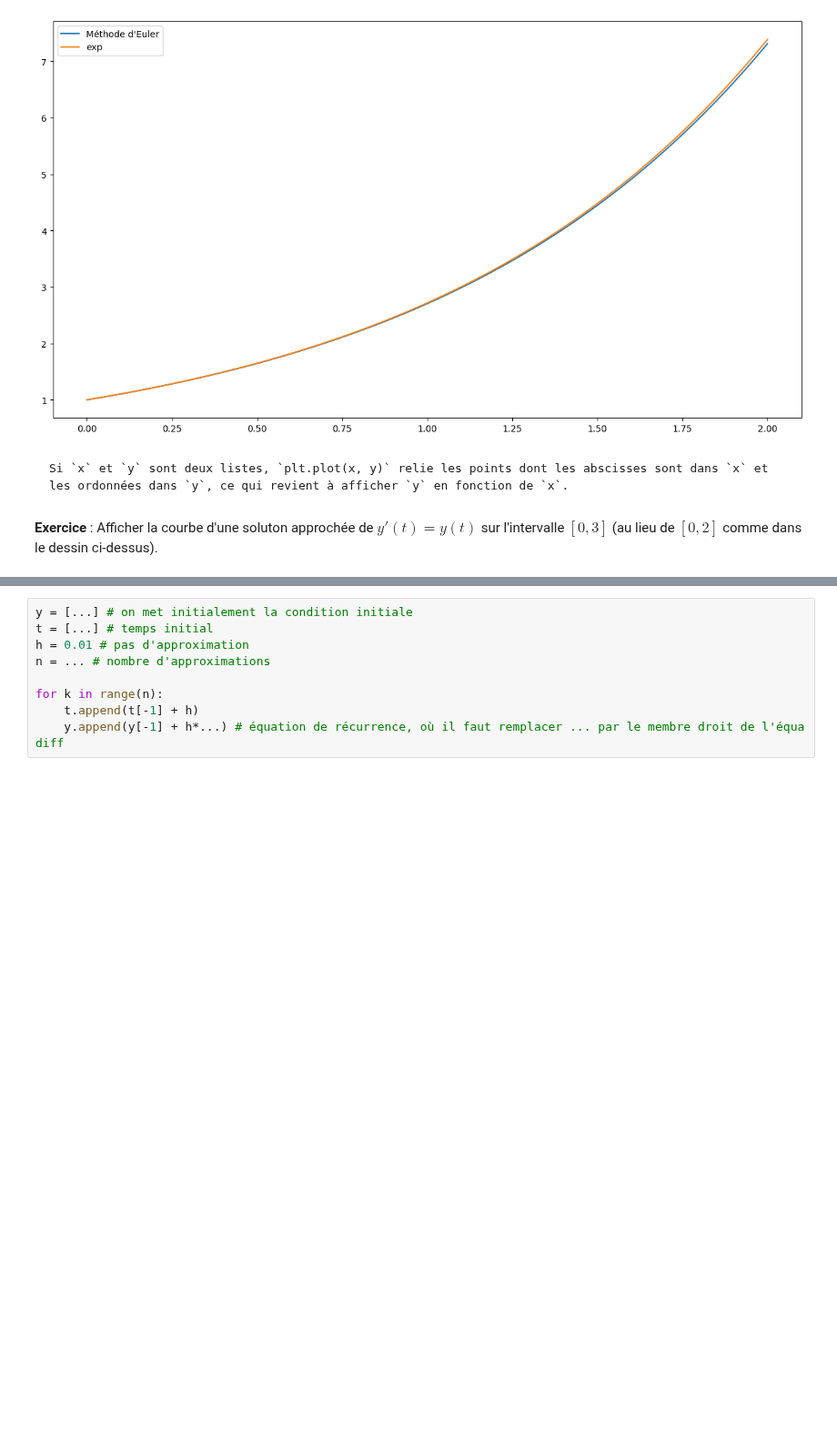
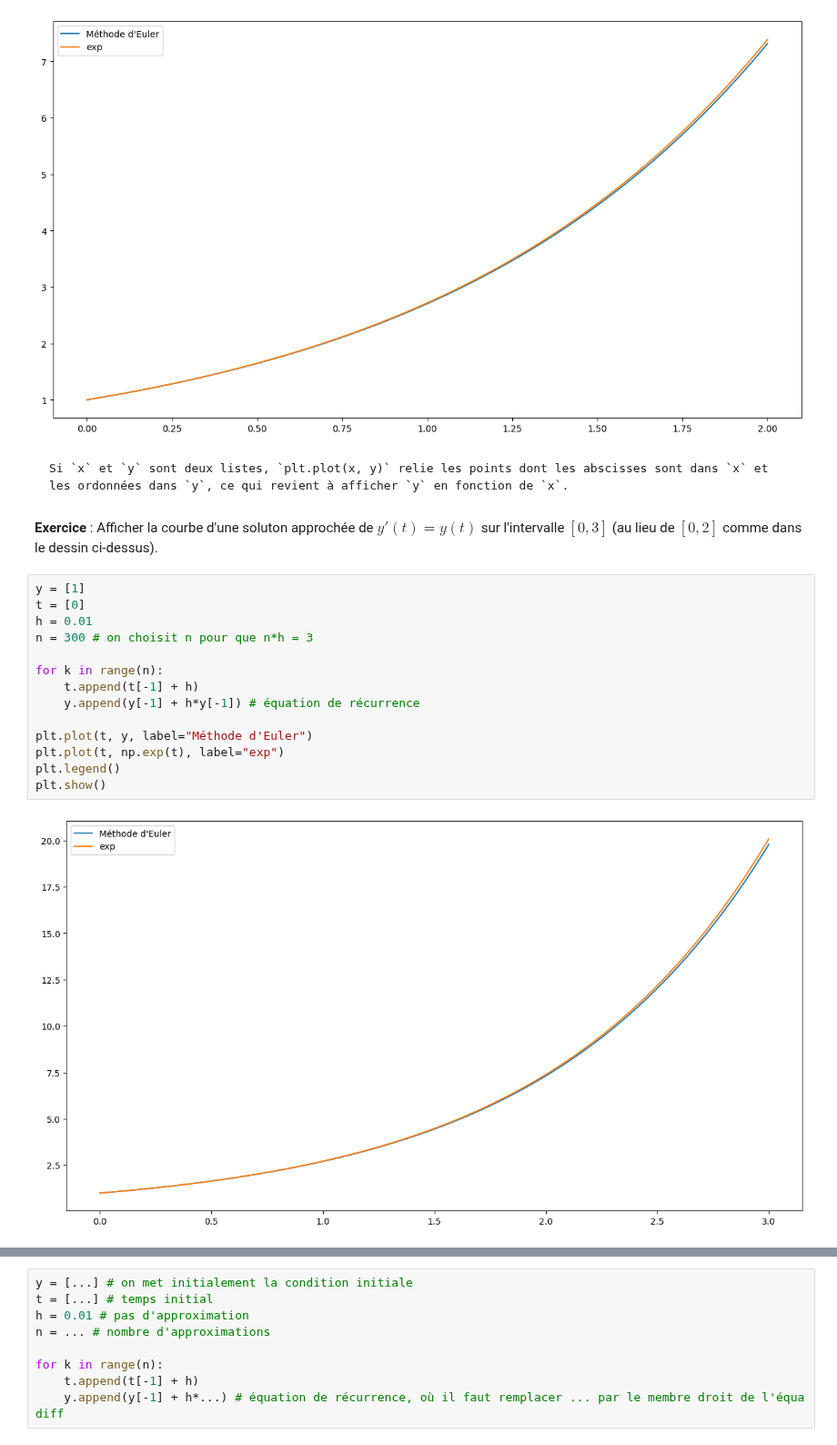
Before and after one commit to cpge-itc/bcpst2, a Jupyter notebook: files/dl/bcpst/4_euler/euler.ipynb, the cells around one changed output, grey strips where cells are left out. Shown at 91% size. Cells and saved outputs as stored; diff of their text form; blank space fills up the shorter version.

````diff
--- a/files/dl/bcpst/4_euler/euler.ipynb
+++ b/files/dl/bcpst/4_euler/euler.ipynb
@@ -193,6 +208,22 @@ Si `x` et `y` sont deux listes, `plt.plot(x, y)` relie les points dont les absci
 ```
 # %% [markdown]
 **Exercice** : Afficher la courbe d'une soluton approchée de $y'(t) = y(t)$ sur l'intervalle $[0, 3]$ (au lieu de $[0, 2]$ comme dans le dessin ci-dessus).
+# %%
+y = [1]
+t = [0]
+h = 0.01
+n = 300 # on choisit n pour que n*h = 3
+
+for k in range(n):
+    t.append(t[-1] + h)
+    y.append(y[-1] + h*y[-1]) # équation de récurrence
+
+plt.plot(t, y, label="Méthode d'Euler")
+plt.plot(t, np.exp(t), label="exp")
+plt.legend()
+plt.show()
+# %% [output]
+[figure, added]
 # %% [markdown]
 **Exercice** :
 
````
Also changed, not shown: parts of 10 cells of this notebook.
